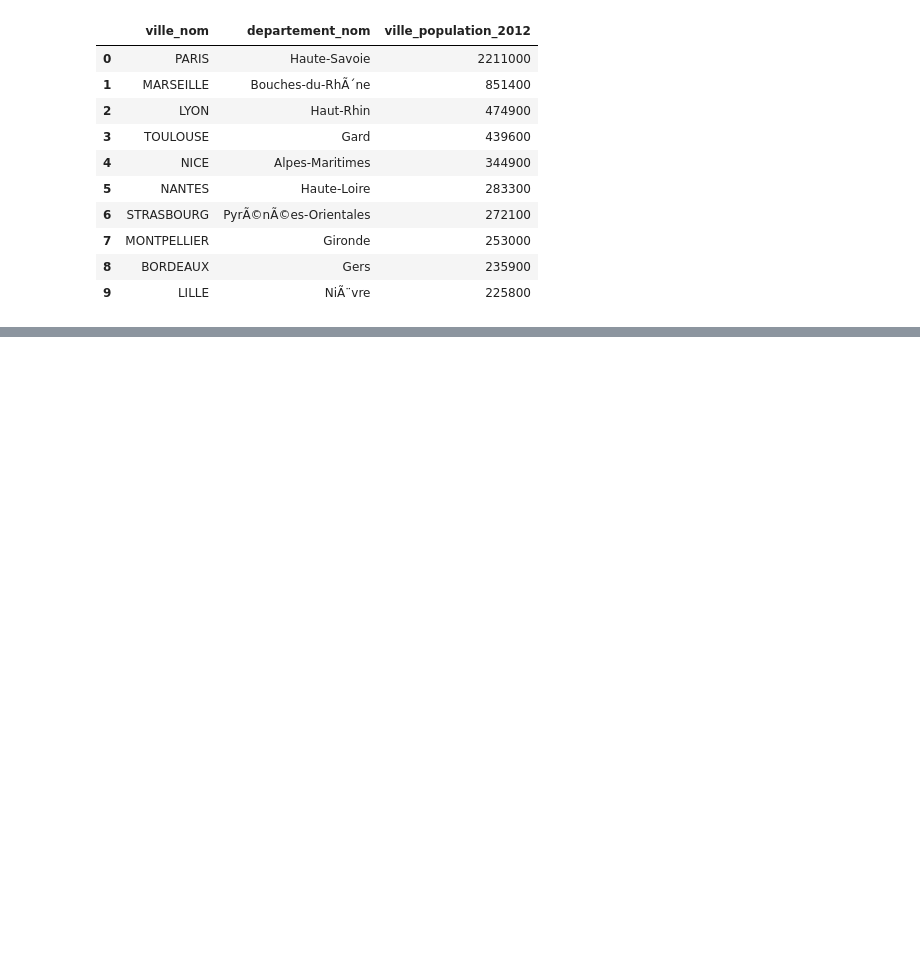
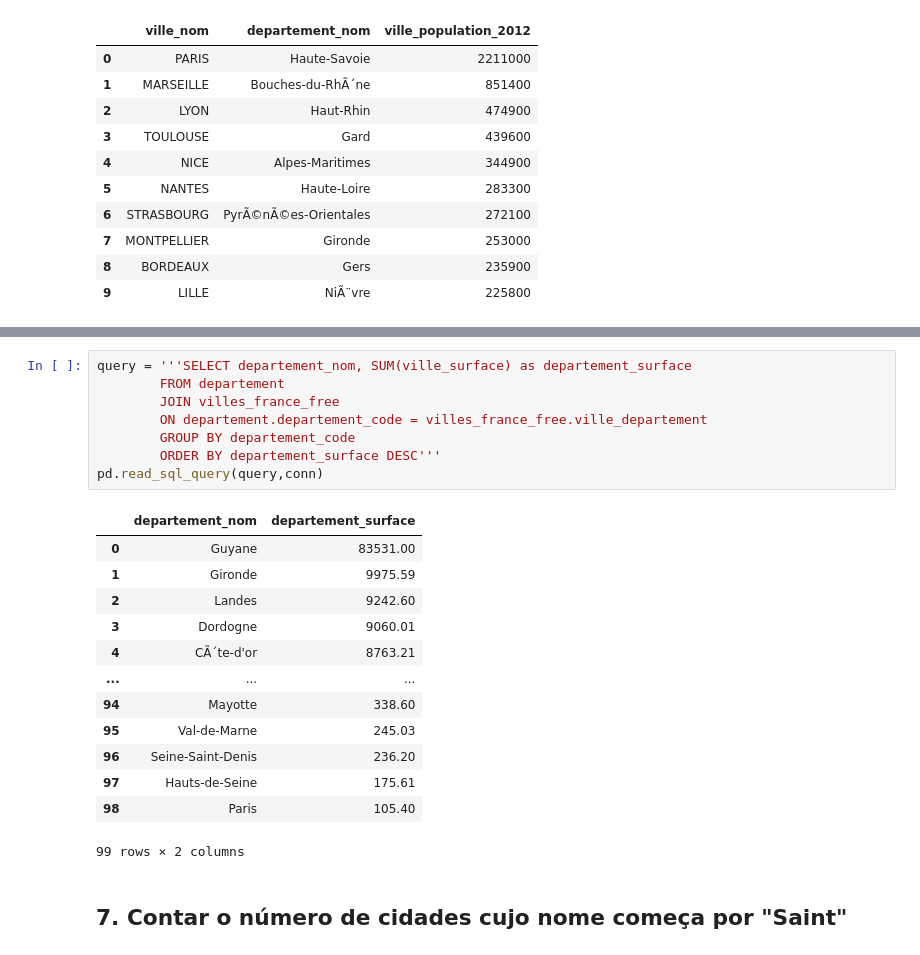
Before and after one commit to pypas/estudos-mp, a Jupyter notebook: SQL/sql.ipynb, the cells around one changed output, grey strips where cells are left out. Drawn from its saved outputs; the diff is of its cells as text; blank space fills up the shorter version.

```diff
--- a/SQL/sql.ipynb
+++ b/SQL/sql.ipynb
@@ -140,0 +181,24 @@ pd.read_sql_query(query,conn)
+# %%
+query = '''SELECT departement_nom, SUM(ville_surface) as departement_surface
+        FROM departement
+        JOIN villes_france_free
+        ON departement.departement_code = villes_france_free.ville_departement
+        GROUP BY departement_code
+        ORDER BY departement_surface DESC'''
+pd.read_sql_query(query,conn)
+# %% [output]
+|  | departement_nom | departement_surface |
+| 0 | Guyane | 83531.00 |
+| 1 | Gironde | 9975.59 |
+| 2 | Landes | 9242.60 |
+| 3 | Dordogne | 9060.01 |
+| 4 | CÃ´te-d'or | 8763.21 |
+| ... | ... | ... |
+| 94 | Mayotte | 338.60 |
+| 95 | Val-de-Marne | 245.03 |
+| 96 | Seine-Saint-Denis | 236.20 |
+| 97 | Hauts-de-Seine | 175.61 |
+| 98 | Paris | 105.40 |
+99 rows × 2 columns
+# %% [markdown]
+## 7. Contar o número de cidades cujo nome começa por "Saint"
```
Also changed, not shown: parts of 21 cells of this notebook.
